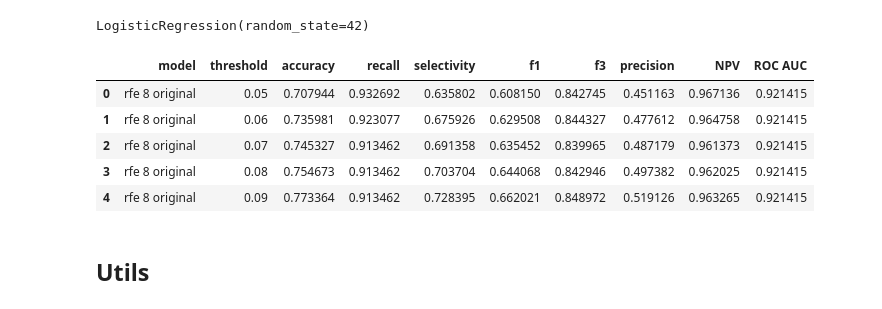
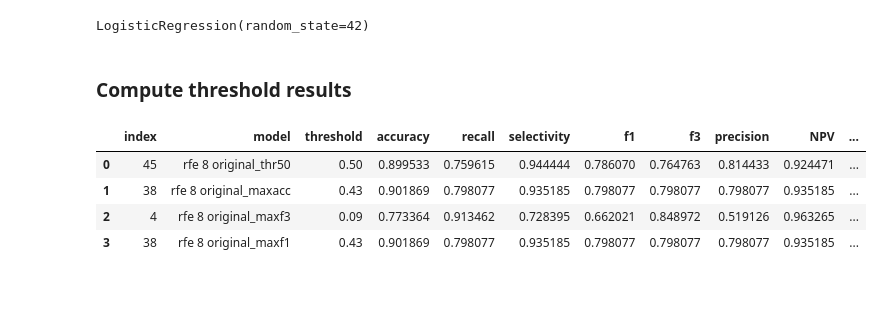
Before and after one commit to AlexanderBusa/ProgettoTeam2, a Jupyter notebook: threshold_tuning.ipynb, the cells around one changed output. Drawn from its saved outputs; the diff is of its cells as text; code cells hidden in the pictures.

```diff
--- a/threshold_tuning.ipynb
+++ b/threshold_tuning.ipynb
@@ -137,16 +172,7 @@ def plot_acc_recall(results, figsize = (4,2)):
 model.fit(X_train_rfe,y_train)
 # %% [output]
 LogisticRegression(random_state=42)
+# %% [markdown]
+### Compute threshold results
 # %%
 results_rfe = threshold_results(X_test_rfe, y_test, model, "rfe 8 original")
-# %%
-results_rfe.head()
-# %% [output]
-|  | model | threshold | accuracy | recall | selectivity | f1 | f3 | precision | NPV | ROC AUC |
-| 0 | rfe 8 original | 0.05 | 0.707944 | 0.932692 | 0.635802 | 0.608150 | 0.842745 | 0.451163 | 0.967136 | 0.921415 |
-| 1 | rfe 8 original | 0.06 | 0.735981 | 0.923077 | 0.675926 | 0.629508 | 0.844327 | 0.477612 | 0.964758 | 0.921415 |
-| 2 | rfe 8 original | 0.07 | 0.745327 | 0.913462 | 0.691358 | 0.635452 | 0.839965 | 0.487179 | 0.961373 | 0.921415 |
-| 3 | rfe 8 original | 0.08 | 0.754673 | 0.913462 | 0.703704 | 0.644068 | 0.842946 | 0.497382 | 0.962025 | 0.921415 |
-| 4 | rfe 8 original | 0.09 | 0.773364 | 0.913462 | 0.728395 | 0.662021 | 0.848972 | 0.519126 | 0.963265 | 0.921415 |
-# %% [markdown]
-## Utils
@@ -160,0 +179,8 @@ results_rfe.head()
+# %%
+notable_thresholds(results_rfe)
+# %% [output]
+|  | index | model | threshold | accuracy | recall | selectivity | f1 | f3 | precision | NPV | ... |
+| 0 | 45 | rfe 8 original_thr50 | 0.50 | 0.899533 | 0.759615 | 0.944444 | 0.786070 | 0.764763 | 0.814433 | 0.924471 | ... |
+| 1 | 38 | rfe 8 original_maxacc | 0.43 | 0.901869 | 0.798077 | 0.935185 | 0.798077 | 0.798077 | 0.798077 | 0.935185 | ... |
+| 2 | 4 | rfe 8 original_maxf3 | 0.09 | 0.773364 | 0.913462 | 0.728395 | 0.662021 | 0.848972 | 0.519126 | 0.963265 | ... |
+| 3 | 38 | rfe 8 original_maxf1 | 0.43 | 0.901869 | 0.798077 | 0.935185 | 0.798077 | 0.798077 | 0.798077 | 0.935185 | ... |
```
Also changed, not shown: parts of 14 cells of this notebook.
